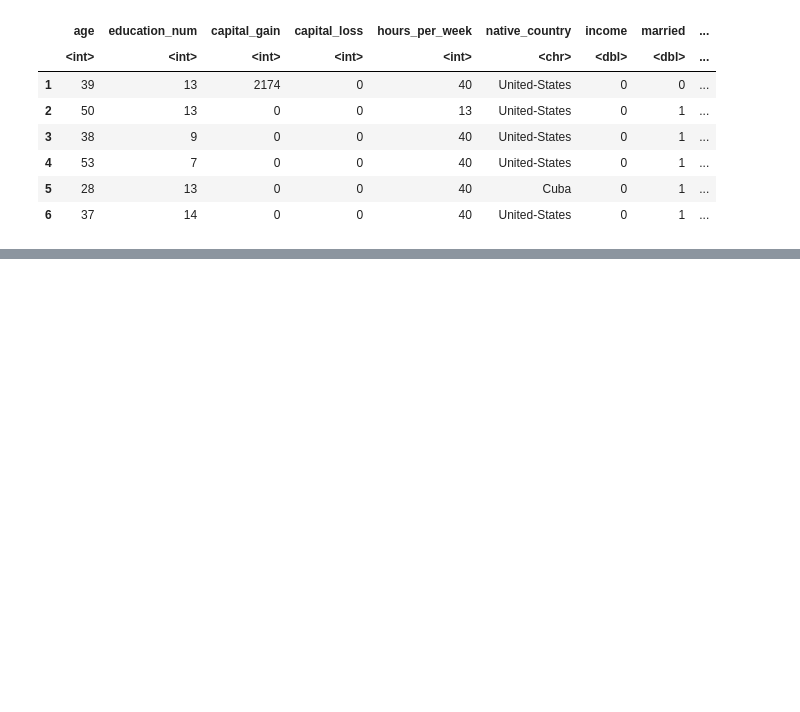
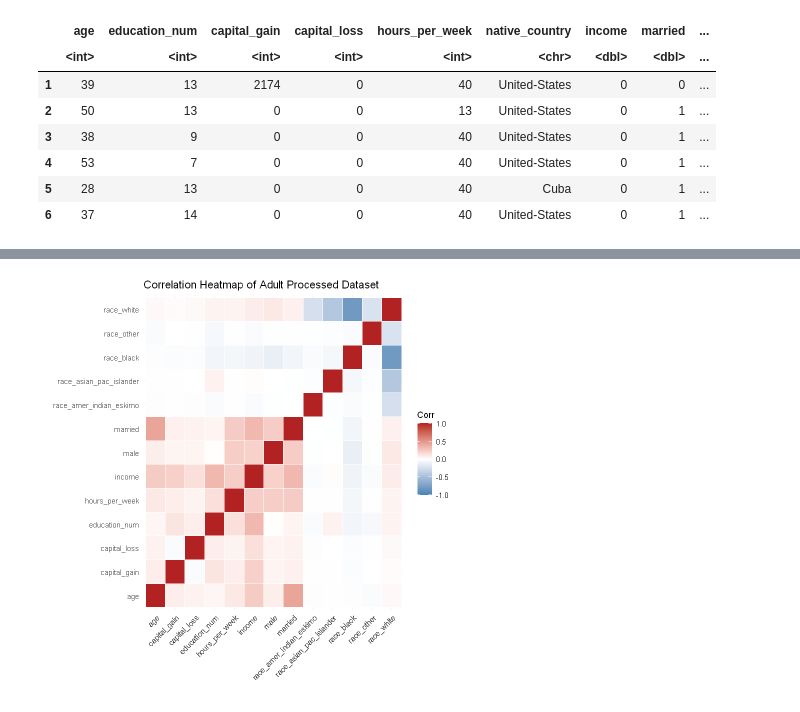
Before and after one commit to UBC-DSCI-310-2025W2/dsci-310-group-12, a Jupyter notebook: salary_analysis.ipynb, the cells around one changed output, grey strips where cells are left out. Drawn from its saved outputs; the diff is of its cells as text; code cells hidden in the pictures; blank space fills up the shorter version.

```diff
--- a/salary_analysis.ipynb
+++ b/salary_analysis.ipynb
@@ -75,0 +132,40 @@ A data.frame: 6 × 14
+# %%
+# ---- Correlation heatmap ----
+library(dplyr)
+library(ggplot2)
+library(tidyr)
+
+# 1) Select numeric variables only
+num_df <- adult_processed |>
+  select(where(is.numeric))
+
+# 2) Compute correlation matrix
+cor_mat <- cor(num_df, use = "complete.obs")
+
+# 3) Convert matrix to long format for plotting
+cor_long <- as.data.frame(cor_mat) |>
+  tibble::rownames_to_column("Var1") |>
+  pivot_longer(-Var1, names_to = "Var2", values_to = "Correlation")
+
+# 4) Plot heatmap
+ggplot(cor_long, aes(x = Var1, y = Var2, fill = Correlation)) +
+  geom_tile(color = "white") +
+  scale_fill_gradient2(
+    low = "steelblue",
+    mid = "white",
+    high = "firebrick",
+    midpoint = 0,
+    limits = c(-1, 1)
+  ) +
+  theme_minimal() +
+  labs(
+    title = "Correlation Heatmap of Adult Processed Dataset",
+    x = "",
+    y = "",
+    fill = "Corr"
+  ) +
+  theme(
+    axis.text.x = element_text(angle = 45, hjust = 1)
+  )
+# %% [output]
+[figure, added]
```
Also changed, not shown: parts of 9 cells of this notebook, 4 other files.
